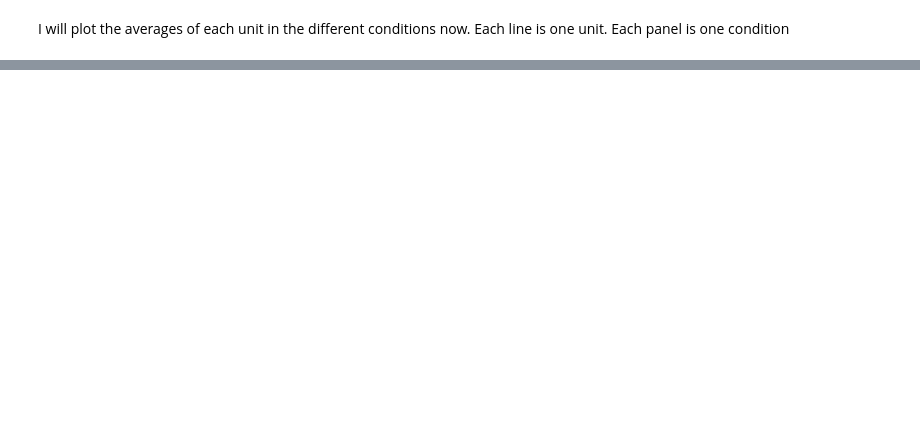
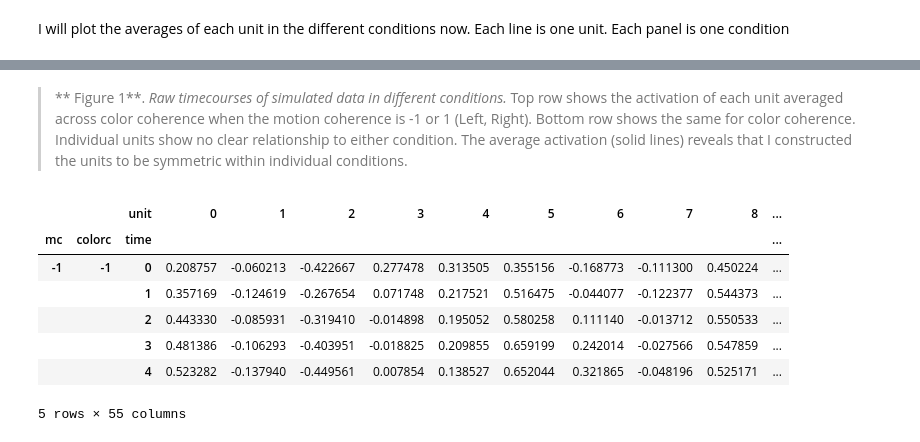
Before and after one commit to nwilming/statespace, a Jupyter notebook: State space analysis.ipynb, the cells around one changed output, grey strips where cells are left out. Cells and saved outputs as stored; diff of their text form; code cells hidden in the pictures; blank space fills up the shorter version.

```diff
--- a/State space analysis.ipynb
+++ b/State space analysis.ipynb
@@ -271,0 +141,15 @@ legend([])
+# %% [markdown]
+> ** Figure 1**. *Raw timecourses of simulated data in different conditions.* Top row shows the activation of each unit averaged across color coherence when the motion coherence is -1 or 1 (Left, Right). Bottom row shows the same for color coherence. Individual units show no clear relationship to either condition. The average activation (solid lines) reveals that I constructed the units to be symmetric within individual conditions.
+# %%
+#units.columns = units.columns.droplevel()
+units_tmean = units.groupby(level=['mc', 'colorc', 'time']).mean()
+units_tmean.head()
+# %% [output]
+|  |  | unit | 0 | 1 | 2 | 3 | 4 | 5 | 6 | 7 | 8 | ... |
+| mc | colorc | time |  |  |  |  |  |  |  |  |  | ... |
+| -1 | -1 | 0 | 0.208757 | -0.060213 | -0.422667 | 0.277478 | 0.313505 | 0.355156 | -0.168773 | -0.111300 | 0.450224 | ... |
+|  |  | 1 | 0.357169 | -0.124619 | -0.267654 | 0.071748 | 0.217521 | 0.516475 | -0.044077 | -0.122377 | 0.544373 | ... |
+|  |  | 2 | 0.443330 | -0.085931 | -0.319410 | -0.014898 | 0.195052 | 0.580258 | 0.111140 | -0.013712 | 0.550533 | ... |
+|  |  | 3 | 0.481386 | -0.106293 | -0.403951 | -0.018825 | 0.209855 | 0.659199 | 0.242014 | -0.027566 | 0.547859 | ... |
+|  |  | 4 | 0.523282 | -0.137940 | -0.449561 | 0.007854 | 0.138527 | 0.652044 | 0.321865 | -0.048196 | 0.525171 | ... |
+5 rows × 55 columns
```
Also changed, not shown: parts of 48 cells of this notebook, 1 other file.
